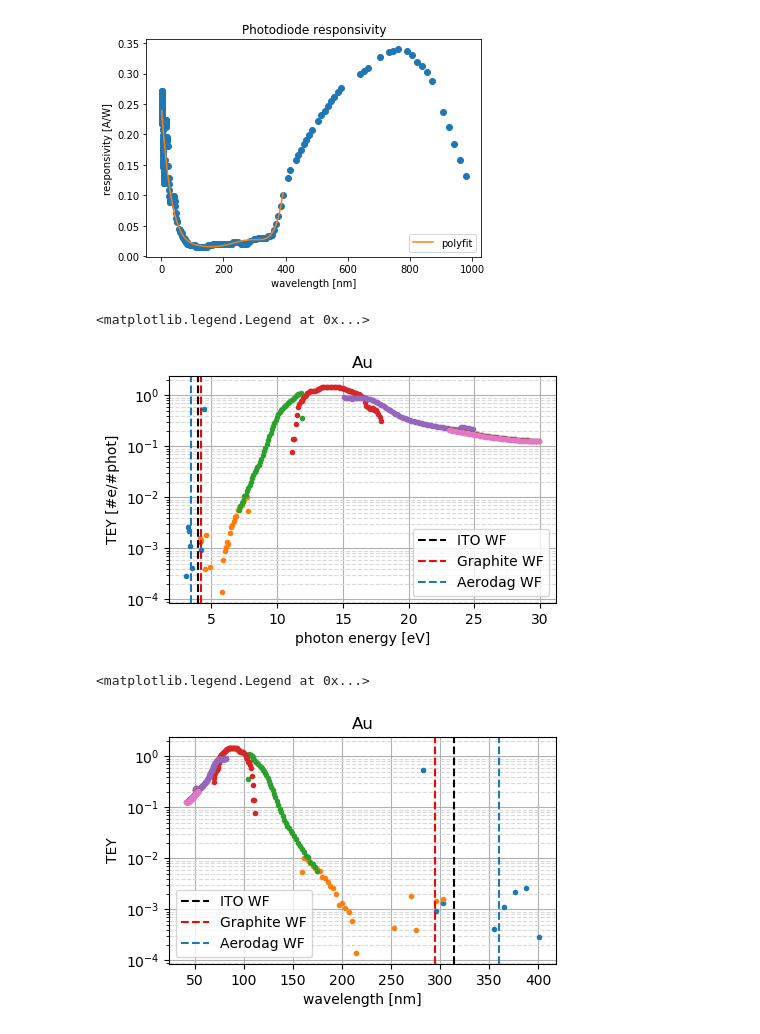
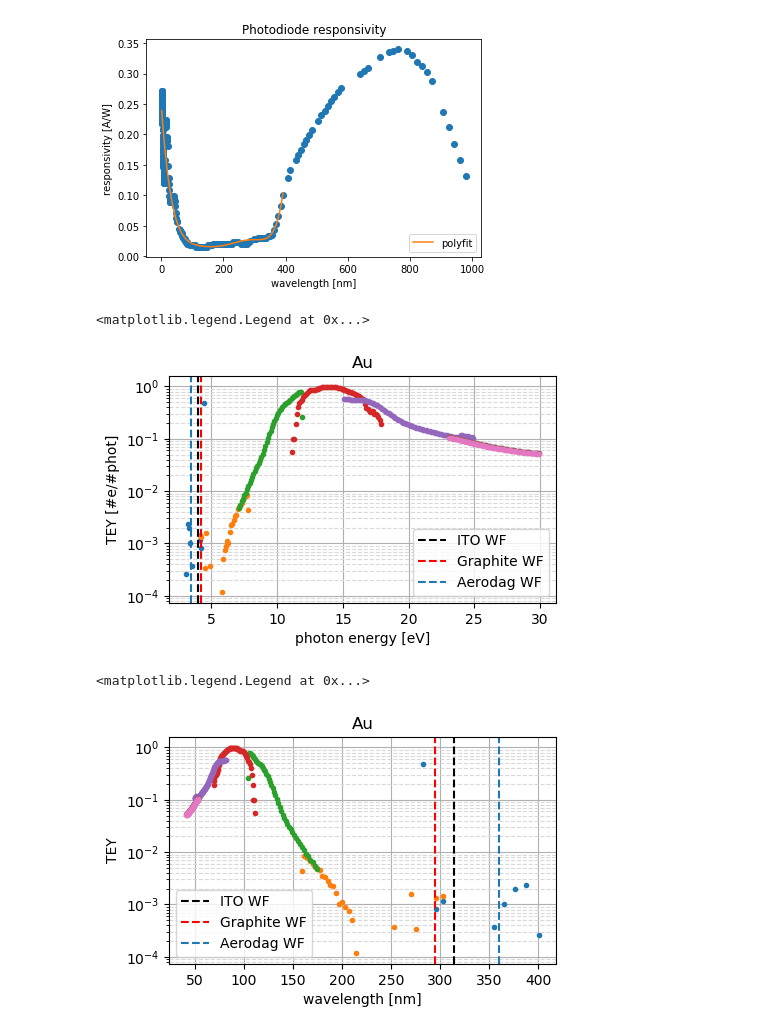
Before and after one commit to sebastiankalos/Elettra_data, a Jupyter notebook: BEAR_analysis.ipynb, the cells around one changed output. Cells and saved outputs as stored; diff of their text form; code cells hidden in the pictures.

```diff
--- a/BEAR_analysis.ipynb
+++ b/BEAR_analysis.ipynb
@@ -365,7 +343,8 @@ PD_BPM_I_offset = 0
 #dark currents in photodiode measurements were not constant, rather increasing initially and then plateuing --> need to do a fit
 PHOTODIODE = [] #master list for the Photodiode data
 SECOND_FRAC = []
-for i in range(1, regs_per_sample+1):
+FACTOR = []
+for i in range(1, regs_per_sample+1): #for each region
     if PD_region_sensitivities[i-1] == "200pA_200pA":
         PD_I_monitor_offset = PD_200pA_200pA_I_monitor_offset
         PD_current_offset = PD_200pA_200pA_I_sample_offset
@@ -388,42 +367,45 @@ for i in range(1, regs_per_sample+1):
     [PD_sample_I, PD_monitor_I, PD_phot_E, PD_I_BPM, PD_norm_I_byMonit, PD_norm_I_byBPM] = extract_reg("photodiode", i, df_photodiode, PD_current_offset, PD_I_monitor_offset, PD_BPM_I_offset)
     PHOTODIODE.append([PD_sample_I, PD_monitor_I, PD_phot_E, PD_I_BPM, PD_norm_I_byMonit, PD_norm_I_byBPM])
 
-    photon_flux = convert_PDcurrent_to_photon_flux(PD_phot_E, PD_sample_I, responsivity_fit)
-    second_fraction = [i / j *eV for i,j in zip(PD_monitor_I, photon_flux)]
+    second_fraction = [i / j for i,j in zip(PD_monitor_I, PD_sample_I)]
     SECOND_FRAC.append(second_fraction)
+
+    R = responsivity_fit(PD_phot_E)
+    factor = [i * j for i,j in zip(R, PD_phot_E)]
+    FACTOR.append(factor)
 # %%
 figure(figsize=(5, 3), dpi=100)
 
 material_index = 1
 
 for region_index in range(0, regs_per_sample):
     FIRST_FRAC = MATERIALS[material_index][region_index][4]
-    TEY_reg = [i * j for i,j in zip(FIRST_FRAC, SECOND_FRAC[region_index])]
+    TEY_reg = [i * j * k for i,j,k in zip(FIRST_FRAC, SECOND_FRAC[region_index], FACTOR[region_index])]
     phot_E_reg = MATERIALS[material_index][region_index][2]
 
     plt.semilogy(phot_E_reg, TEY_reg, marker, markersize=3)
     plt.title(materials[material_index])
 
 plt.xlabel('photon energy [eV]')
 plt.ylabel('TEY [#e/#phot]')
 plt.grid(linestyle='--')
 plt.grid(which = 'major', linestyle='-')
 plt.grid(which = 'minor', linestyle='--', color='0.85')
 #plt.gca().set_ylim(top=1.5)
 
 plt.axvline(x=ITO_WF, color='k', linestyle='--', label="ITO WF")
 plt.axvline(x=Graphite_WF, color='r', linestyle='--', label="Graphite WF")
 plt.axvline(x=Aerodag_WF, linestyle='--', label="Aerodag WF")
 plt.legend(loc="lower right")
 # %% [output]
 <matplotlib.legend.Legend at 0x...>
-[figure, old version]
+[figure, new version]
 # %%
 figure(figsize=(5, 3), dpi=100)
 
 for region_index in range(0, regs_per_sample):
     FIRST_FRAC = MATERIALS[material_index][region_index][4]
-    TEY_reg = [i * j for i,j in zip(FIRST_FRAC, SECOND_FRAC[region_index])]
+    TEY_reg = [i * j * k for i,j,k in zip(FIRST_FRAC, SECOND_FRAC[region_index], FACTOR[region_index])]
     phot_E_reg = MATERIALS[material_index][region_index][2]
 
     plt.semilogy(convert_eV_to_wavelength(phot_E_reg), TEY_reg, marker, markersize=3)
@@ -442,4 +424,4 @@ plt.axvline(x=convert_eV_to_wavelength([Aerodag_WF])[0], linestyle='--', label="
 plt.legend(loc="lower left")
 # %% [output]
 <matplotlib.legend.Legend at 0x...>
-[figure, old version]
+[figure, new version]
```
Also changed, not shown: parts of 1 cell of this notebook.
